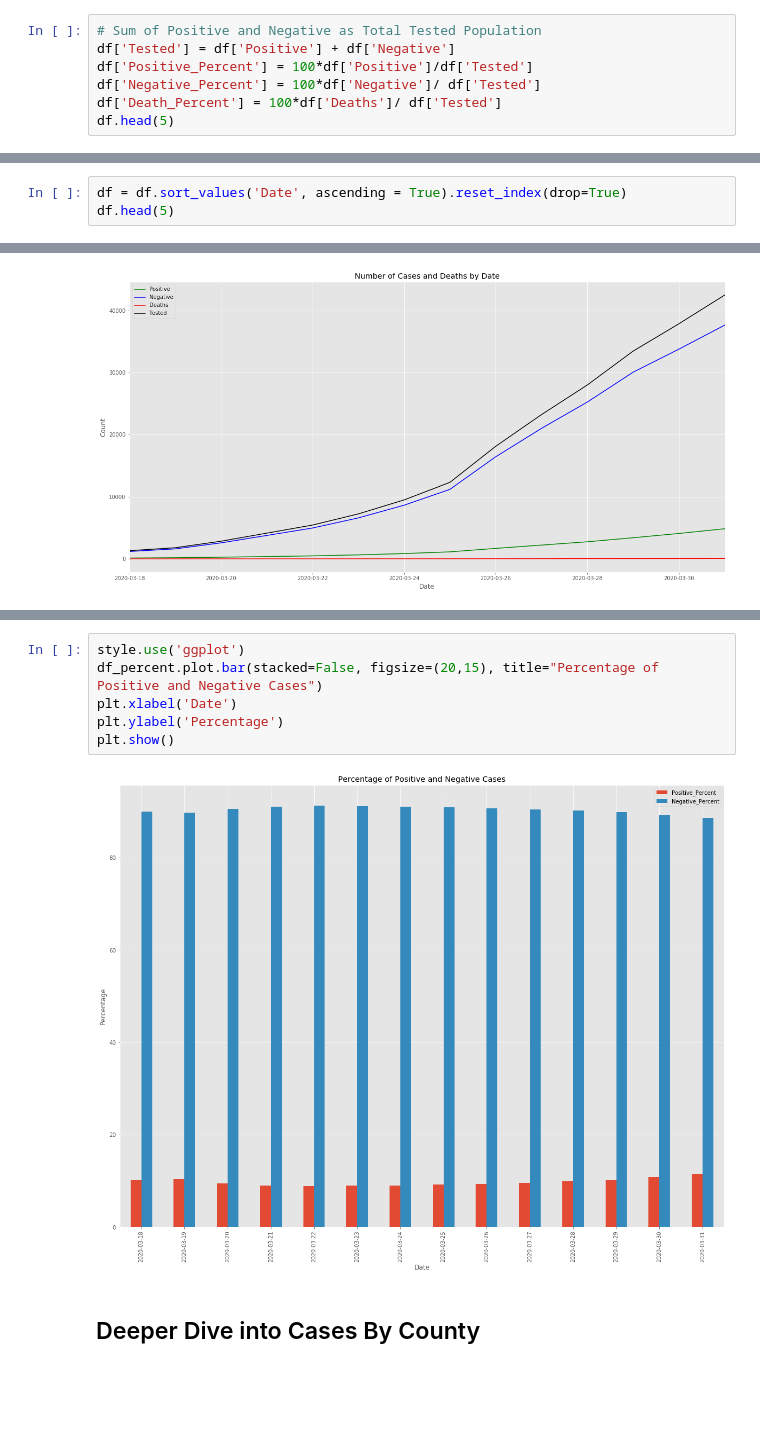
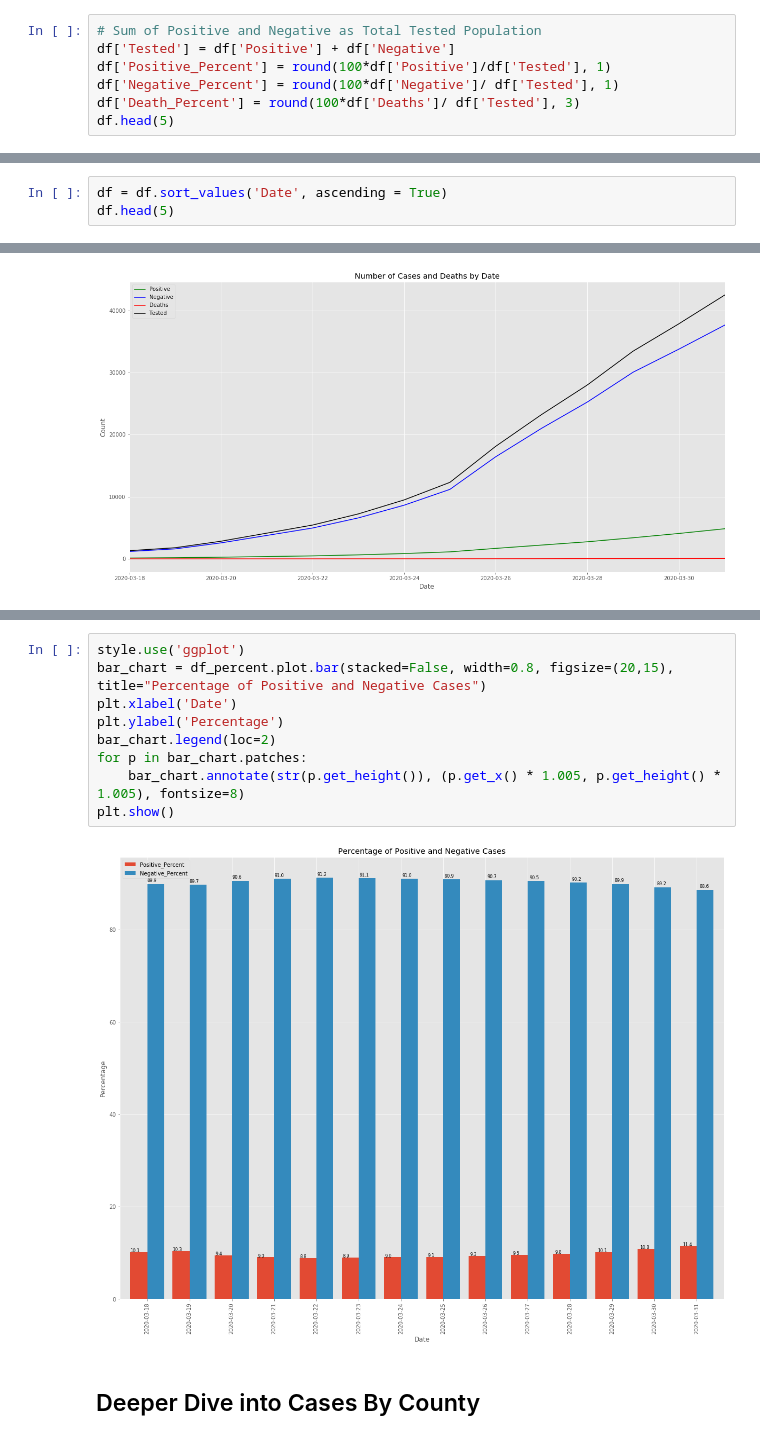
Before and after one commit to bchan01/covid-19-data-analysis, a Jupyter notebook: data-analysis.ipynb, the cells around one changed output, grey strips where cells are left out. Drawn from its saved outputs; the diff is of its cells as text; blank space fills up the shorter version.

```diff
--- a/data-analysis.ipynb
+++ b/data-analysis.ipynb
@@ -23,9 +23,9 @@ df.head(5)
 # %%
 # Sum of Positive and Negative as Total Tested Population
 df['Tested'] = df['Positive'] + df['Negative']
-df['Positive_Percent'] = 100*df['Positive']/df['Tested']
-df['Negative_Percent'] = 100*df['Negative']/ df['Tested']
-df['Death_Percent'] = 100*df['Deaths']/ df['Tested']
+df['Positive_Percent'] = round(100*df['Positive']/df['Tested'], 1)
+df['Negative_Percent'] = round(100*df['Negative']/ df['Tested'], 1)
+df['Death_Percent'] = round(100*df['Deaths']/ df['Tested'], 3)
 df.head(5)
 # %% [output]
 |  | Date | Negative | Positive | Deaths | Tested | Positive_Percent | Negative_Percent | Death_Percent |
@@ -37,5 +37,5 @@ df.head(5)
 # %%
-df = df.sort_values('Date', ascending = True).reset_index(drop=True)
+df = df.sort_values('Date', ascending = True)
 df.head(5)
 # %% [output]
 |  | Date | Negative | Positive | Deaths | Tested | Positive_Percent | Negative_Percent | Death_Percent |
@@ -72,11 +72,14 @@ df_percent.head(5)
 # %%
 style.use('ggplot')
-df_percent.plot.bar(stacked=False, figsize=(20,15), title="Percentage of Positive and Negative Cases")
+bar_chart = df_percent.plot.bar(stacked=False, width=0.8, figsize=(20,15), title="Percentage of Positive and Negative Cases")
 plt.xlabel('Date')
 plt.ylabel('Percentage')
+bar_chart.legend(loc=2)
+for p in bar_chart.patches:
+    bar_chart.annotate(str(p.get_height()), (p.get_x() * 1.005, p.get_height() * 1.005), fontsize=8)
 plt.show()
 # %% [output]
-[figure, old version]
+[figure, new version]
 # %% [markdown]
 ## Deeper Dive into Cases By County
 # %%
```
Also changed, not shown: parts of 7 cells of this notebook.
